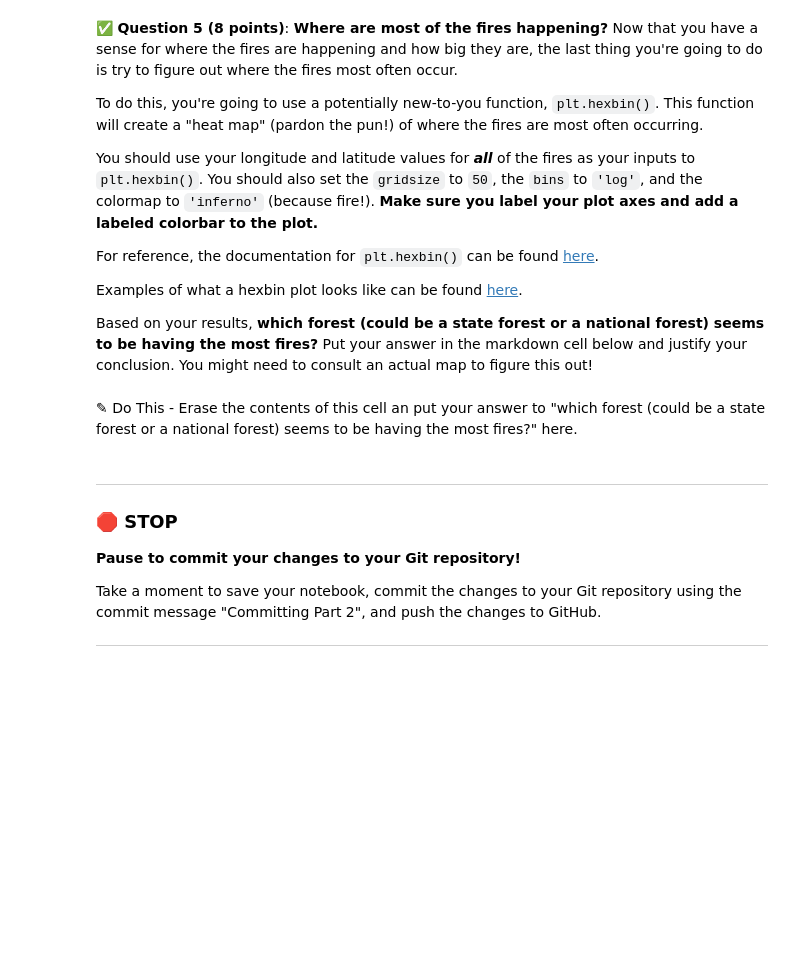
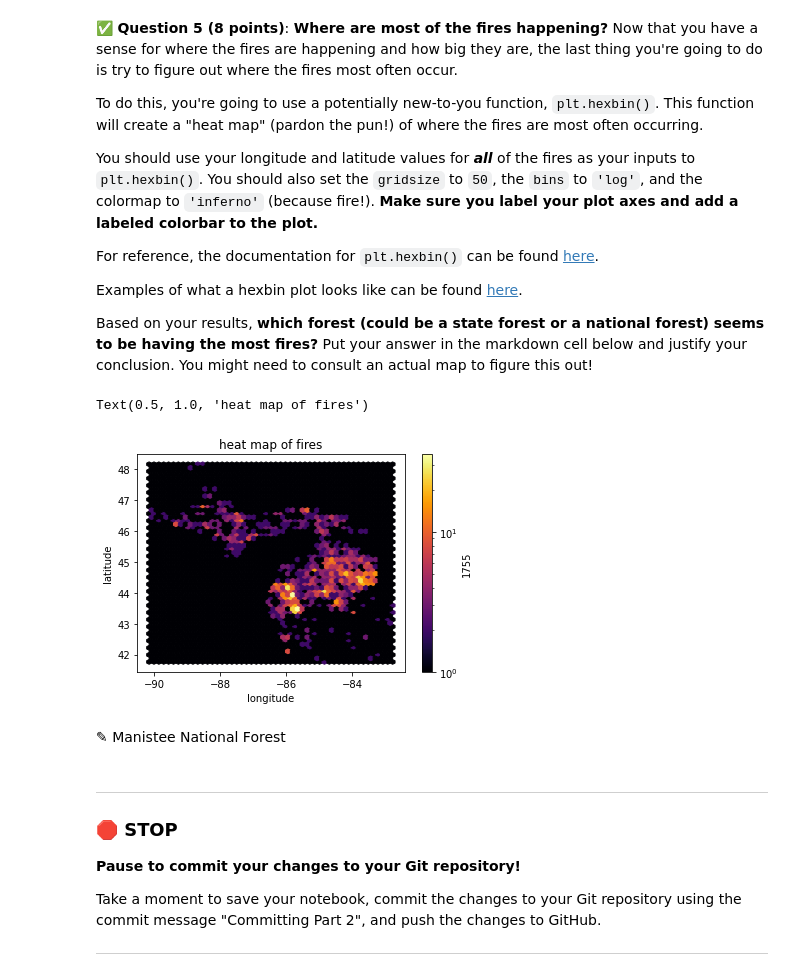
Before and after one commit to scottjaymsu/cmse202-s21-turnin, a Jupyter notebook: hw-02/HW-02_PandasReviewAndPythonObjects-STUDENT.ipynb, the cells around one changed output. Drawn from its saved outputs; the diff is of its cells as text; code cells hidden in the pictures; blank space fills up the shorter version.

```diff
--- a/hw-02/HW-02_PandasReviewAndPythonObjects-STUDENT.ipynb
+++ b/hw-02/HW-02_PandasReviewAndPythonObjects-STUDENT.ipynb
@@ -125,5 +184,16 @@ Based on your results, **which forest (could be a state forest or a national for
-# %% [markdown]
-<font size=+3>&#9998;</font> Do This - Erase the contents of this cell an put your answer to "which forest (could be a state forest or a national forest) seems to be having the most fires?" here.
+# %%
+### Put your code here
+plt.hexbin(fires['longitude'], fires['latitude'], gridsize = 50, bins = 'log', cmap='inferno')
+plt.xlabel('longitude')
+plt.ylabel('latitude')
+cb = plt.colorbar()
+cb.set_label(len(fires['objectid']))
+plt.title('heat map of fires')
+# %% [output]
+Text(0.5, 1.0, 'heat map of fires')
+[figure, added]
+# %% [markdown]
+<font size=+3>&#9998;</font> Manistee National Forest
 # %% [markdown]
 ---
 ### &#128721; STOP
```
Also changed, not shown: parts of 16 cells of this notebook.
